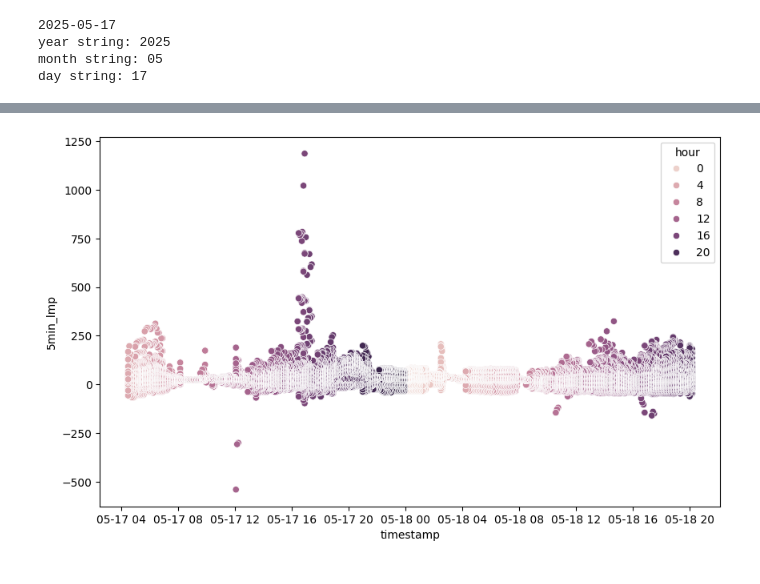
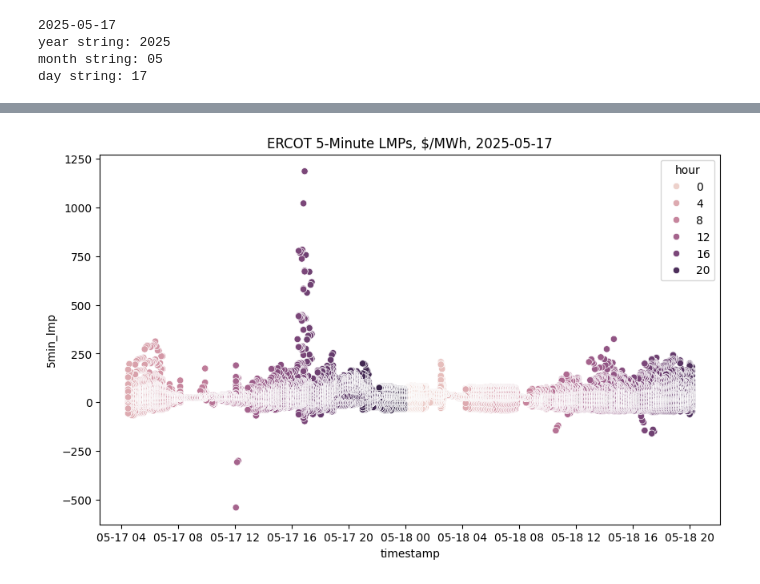
Before and after one commit to aangelsalazarr/us_electricity_pricing, a Jupyter notebook: unifying_data_silos.ipynb, the cells around one changed output, grey strips where cells are left out. Drawn from its saved outputs; the diff is of its cells as text; code cells hidden in the pictures.

```diff
--- a/unifying_data_silos.ipynb
+++ b/unifying_data_silos.ipynb
@@ -48,6 +47,19 @@ pjm_data = pl.read_csv(f'datasets/pjm_lmp_data/rt_unverified_fivemin_lmps_csv/{m
 miso_data = pl.read_csv(f'datasets/miso_lmp_data/lmp_csv/{year_str}-{month_str}-{day_str}_lmp.csv')
 # %%
 # transforming our data sets before the main merge so that we can view it
-ercot_df = efuncs.transform_ercot_data(ercot_df=ercot_data)
+ercot_df = tld.transform_ercot_data(ercot_df=ercot_data)
+spp_df = tld.transform_spp_data(spp_df=spp_data)
+nyiso_df = tld.transform_nyiso_data(nyiso_df=nyiso_data)
+isone_df=tld.transform_isone_data(isone_df=isone_data)
+caiso_df = tld.transform_caiso_data(caiso_df=caiso_data)
+pjm_df = tld.transform_pjm_data(pjm_df=pjm_data)
+miso_df = tld.transform_miso_data(miso_df=miso_data)
+
 ercot_df.describe()
+spp_df.describe()
+nyiso_df.describe()
+isone_df.describe()
+caiso_df.describe()
+pjm_df.describe()
+miso_df.describe()
 # %% [output]
@@ -66,6 +78,7 @@ shape: (9, 7)
 # %%
 plt.figure(figsize=[10,6])
 sns.scatterplot(data=ercot_df, x='timestamp', y='5min_lmp', hue='hour')
+plt.title(f'ERCOT 5-Minute LMPs, $/MWh, {today}')
 plt.show()
 # %% [output]
-[figure, old version]
+[figure, new version]
```
Also changed, not shown: parts of 15 cells of this notebook, 2 other files.
